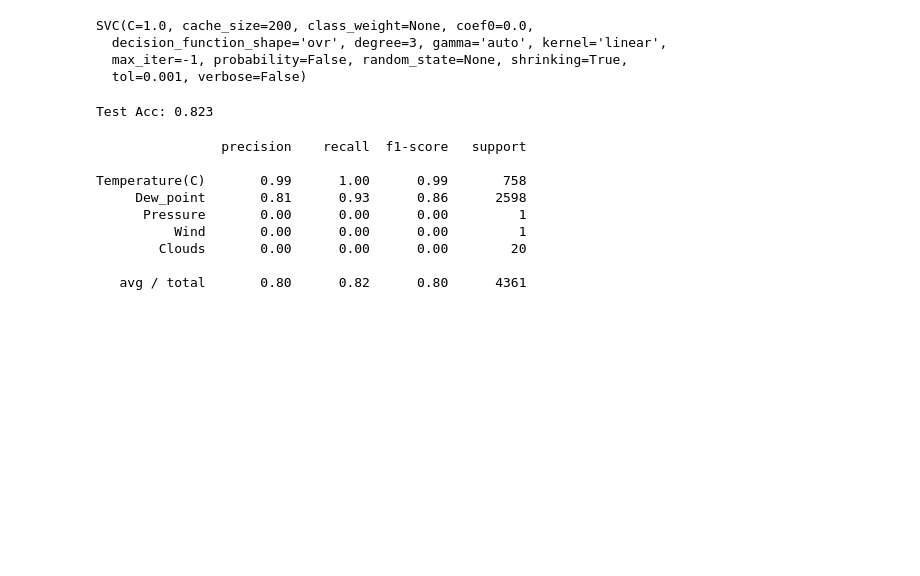
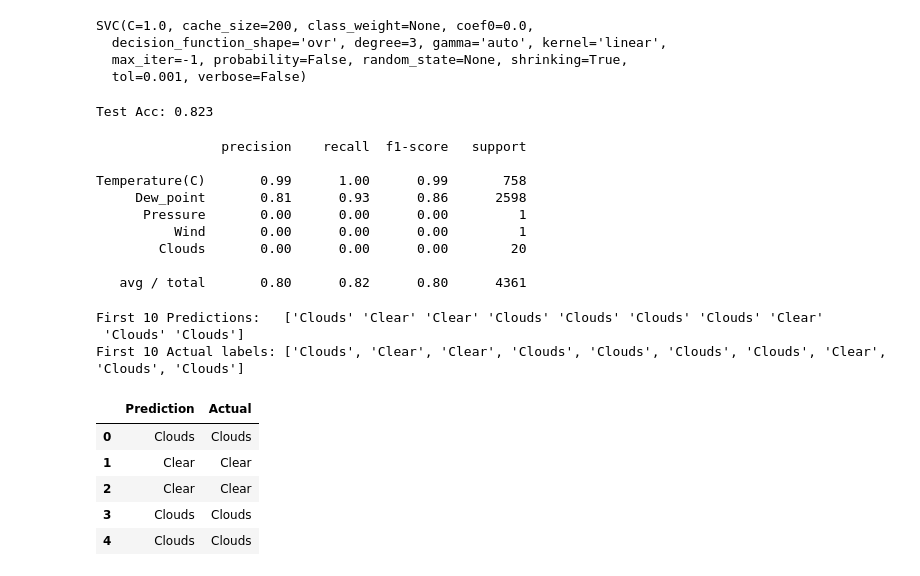
Before and after one commit to cyntiamk/weather_prediction_1, a Jupyter notebook: svc.ipynb, the cells around one changed output. Drawn from its saved outputs; the diff is of its cells as text; code cells hidden in the pictures; blank space fills up the shorter version.

```diff
--- a/svc.ipynb
+++ b/svc.ipynb
@@ -53,3 +53,21 @@ Temperature(C)       0.99      1.00      0.99       758
         Clouds       0.00      0.00      0.00        20
 
    avg / total       0.80      0.82      0.80      4361
+# %%
+predictions = model.predict(X_test)
+# %%
+print(f"First 10 Predictions:   {predictions[:10]}")
+print(f"First 10 Actual labels: {y_test[:10].tolist()}")
+# %% [output]
+First 10 Predictions:   ['Clouds' 'Clear' 'Clear' 'Clouds' 'Clouds' 'Clouds' 'Clouds' 'Clear'
+ 'Clouds' 'Clouds']
+First 10 Actual labels: ['Clouds', 'Clear', 'Clear', 'Clouds', 'Clouds', 'Clouds', 'Clouds', 'Clear', 'Clouds', 'Clouds']
+# %%
+pd.DataFrame({"Prediction": predictions, "Actual": y_test}).reset_index(drop=True).head()
+# %% [output]
+|  | Prediction | Actual |
+| 0 | Clouds | Clouds |
+| 1 | Clear | Clear |
+| 2 | Clear | Clear |
+| 3 | Clouds | Clouds |
+| 4 | Clouds | Clouds |
```
Also changed, not shown: parts of 1 cell of this notebook, 3 other files.
